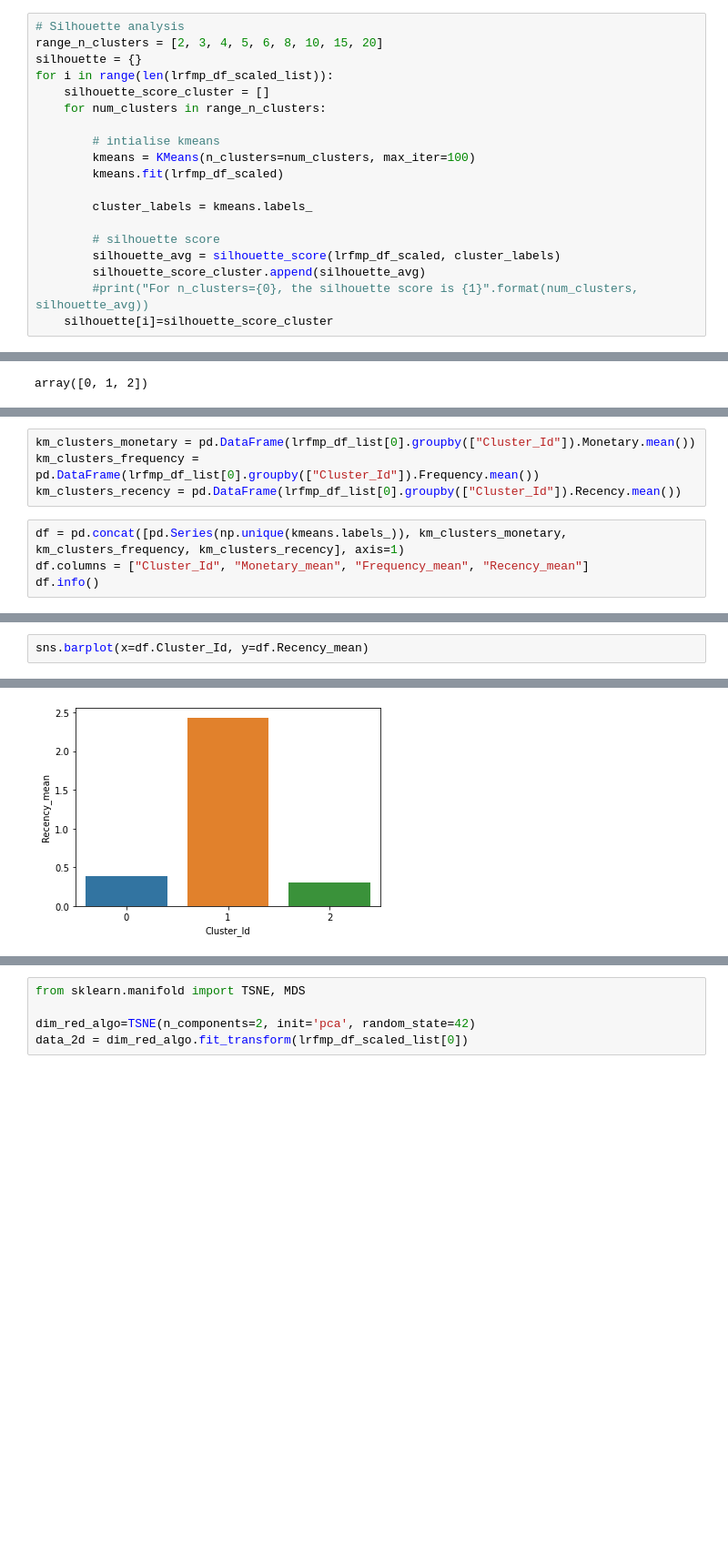
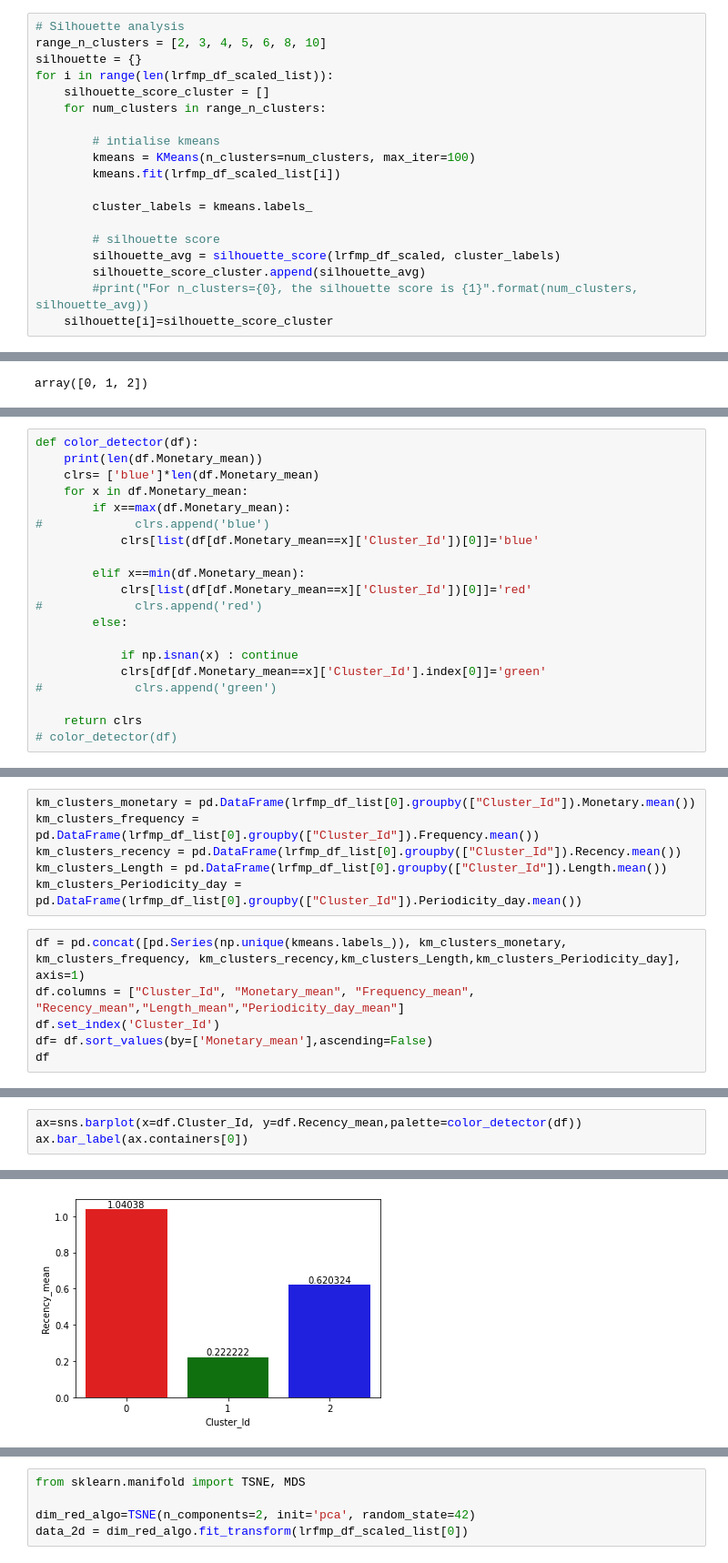
Before and after one commit to mhsharifi96/DigiKalaDataAnalysis, a Jupyter notebook: code/result.ipynb, the cells around one changed output, grey strips where cells are left out. Shown at 91% size. Drawn from its saved outputs; the diff is of its cells as text; blank space fills up the shorter version.

```diff
--- a/code/result.ipynb
+++ b/code/result.ipynb
@@ -389,6 +412,6 @@ axs[2].plot(range_n_clusters, ssd[2])
 # %%
 # Silhouette analysis
-range_n_clusters = [2, 3, 4, 5, 6, 8, 10, 15, 20]
+range_n_clusters = [2, 3, 4, 5, 6, 8, 10]
 silhouette = {}
 for i in range(len(lrfmp_df_scaled_list)):
     silhouette_score_cluster = []
@@ -396,7 +419,7 @@ for i in range(len(lrfmp_df_scaled_list)):
 
         # intialise kmeans
         kmeans = KMeans(n_clusters=num_clusters, max_iter=100)
-        kmeans.fit(lrfmp_df_scaled)
+        kmeans.fit(lrfmp_df_scaled_list[i])
 
         cluster_labels = kmeans.labels_
 
@@ -427,0 +500,20 @@ array([0, 1, 2])
+# %%
+def color_detector(df):
+    print(len(df.Monetary_mean))
+    clrs= ['blue']*len(df.Monetary_mean)
+    for x in df.Monetary_mean:
+        if x==max(df.Monetary_mean):
+#             clrs.append('blue')
+            clrs[list(df[df.Monetary_mean==x]['Cluster_Id'])[0]]='blue'
+
+        elif x==min(df.Monetary_mean):
+            clrs[list(df[df.Monetary_mean==x]['Cluster_Id'])[0]]='red'
+#             clrs.append('red')
+        else:
+
+            if np.isnan(x) : continue
+            clrs[df[df.Monetary_mean==x]['Cluster_Id'].index[0]]='green'
+#             clrs.append('green')
+
+    return clrs
+# color_detector(df)
@@ -429,8 +537,12 @@ array([0, 1, 2])
 km_clusters_monetary = pd.DataFrame(lrfmp_df_list[0].groupby(["Cluster_Id"]).Monetary.mean())
 km_clusters_frequency = pd.DataFrame(lrfmp_df_list[0].groupby(["Cluster_Id"]).Frequency.mean())
 km_clusters_recency = pd.DataFrame(lrfmp_df_list[0].groupby(["Cluster_Id"]).Recency.mean())
+km_clusters_Length = pd.DataFrame(lrfmp_df_list[0].groupby(["Cluster_Id"]).Length.mean())
+km_clusters_Periodicity_day = pd.DataFrame(lrfmp_df_list[0].groupby(["Cluster_Id"]).Periodicity_day.mean())
 # %%
-df = pd.concat([pd.Series(np.unique(kmeans.labels_)), km_clusters_monetary, km_clusters_frequency, km_clusters_recency], axis=1)
-df.columns = ["Cluster_Id", "Monetary_mean", "Frequency_mean", "Recency_mean"]
-df.info()
+df = pd.concat([pd.Series(np.unique(kmeans.labels_)), km_clusters_monetary, km_clusters_frequency, km_clusters_recency,km_clusters_Length,km_clusters_Periodicity_day], axis=1)
+df.columns = ["Cluster_Id", "Monetary_mean", "Frequency_mean", "Recency_mean","Length_mean","Periodicity_day_mean"]
+df.set_index('Cluster_Id')
+df= df.sort_values(by=['Monetary_mean'],ascending=False)
+df
 # %% [output]
@@ -458,3 +574,4 @@ sns.barplot(x=df.Cluster_Id, y=df.Frequency_mean)
 # %%
-sns.barplot(x=df.Cluster_Id, y=df.Recency_mean)
+ax=sns.barplot(x=df.Cluster_Id, y=df.Recency_mean,palette=color_detector(df))
+ax.bar_label(ax.containers[0])
 # %% [output]
@@ -462 +580 @@ sns.barplot(x=df.Cluster_Id, y=df.Recency_mean)
-[figure, old version]
+[figure, new version]
```
Also changed, not shown: parts of 52 cells of this notebook, 4 other files.
